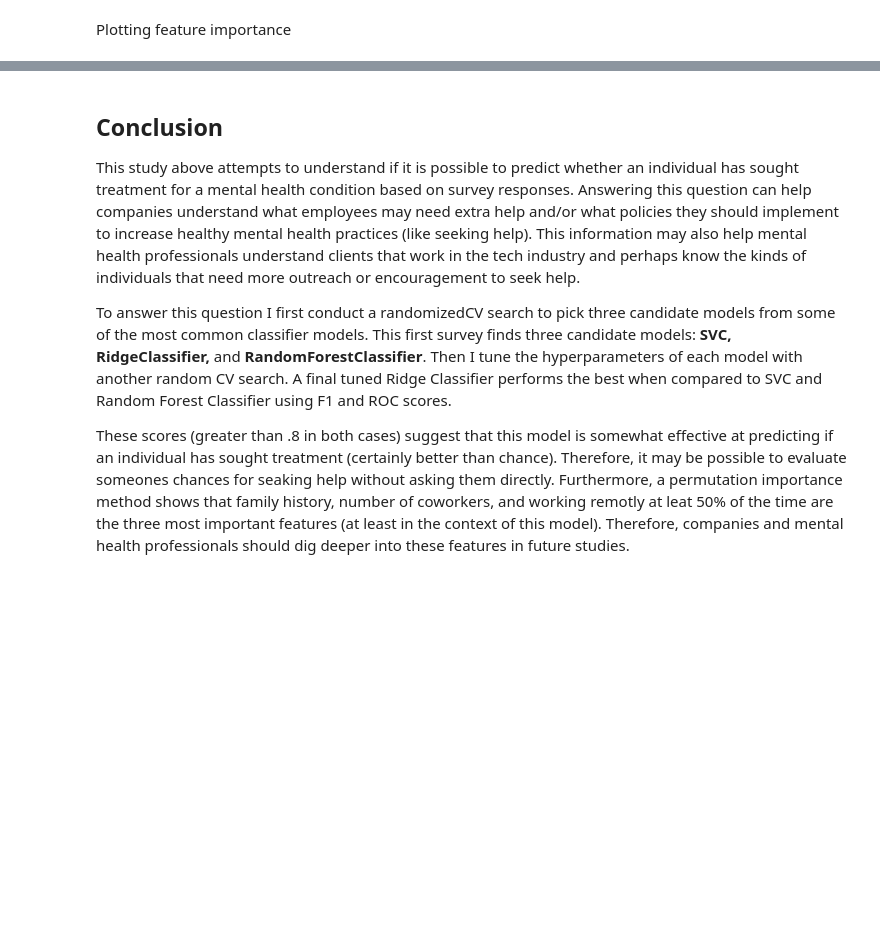
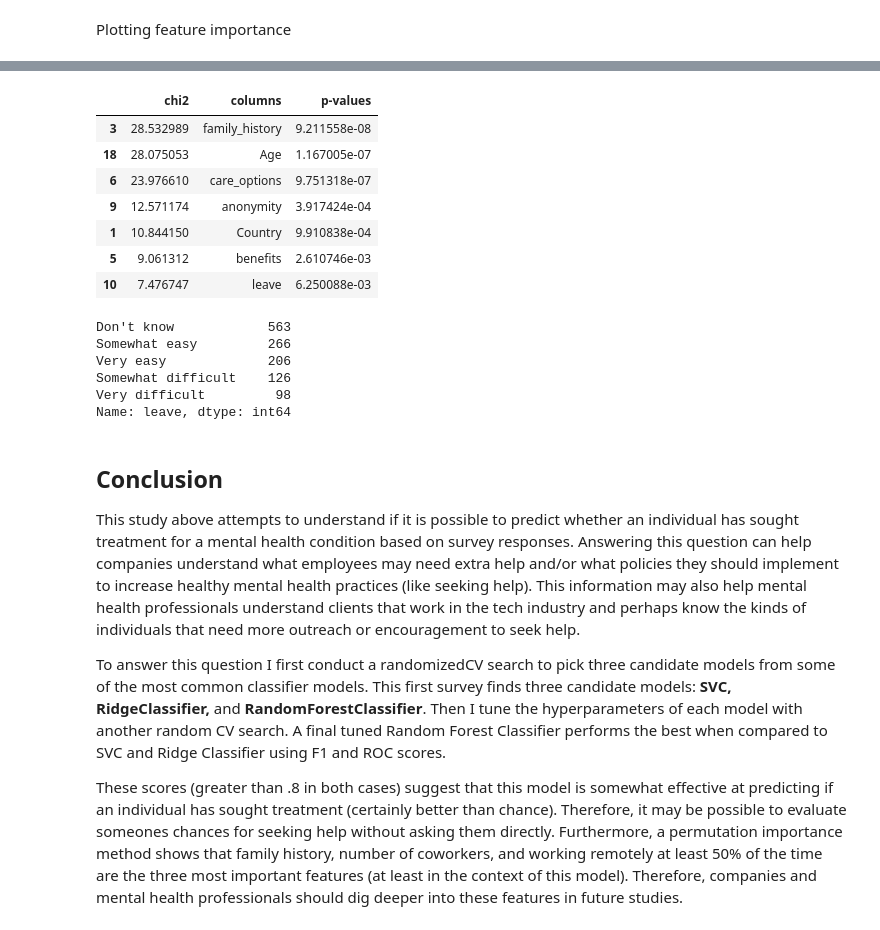
Before and after one commit to michellejc/ML_Lab_FinalProject, a Jupyter notebook: Modeling_Notebook.ipynb, the cells around one changed output, grey strips where cells are left out. Cells and saved outputs as stored; diff of their text form; code cells hidden in the pictures; blank space fills up the shorter version.

```diff
--- a/Modeling_Notebook.ipynb
+++ b/Modeling_Notebook.ipynb
@@ -338,9 +390,53 @@ plt.show()
+# %%
+def convert_data(column):
+    data = asarray(column.values.reshape(-1,1))
+    imputer_num = SimpleImputer(strategy='constant', fill_value=-1)
+    imputer_str = SimpleImputer(strategy='constant', fill_value='missing')
+    encoder = OrdinalEncoder()
+    try:
+        data = imputer_str.fit_transform(data)
+    except:
+        data = imputer_num.fit_transform(data)
+    return encoder.fit_transform(data)
+
+for row in X_test:
+    X_test[row] = convert_data(X_test[row])
+# %%
+chi2, p_values = chi2(X_test, y_test)
+chi2_score_df = pd.DataFrame(chi2)
+chi2_score_df['columns'] = X_test.columns
+chi2_score_df['p-values'] = p_values
+# %%
+chi2_score_df.columns = ['chi2', 'columns', 'p-values']
+chi2_score_df = chi2_score_df[['columns','chi2','p-values']]
+chi2_score_df.sort_values(by=['chi2'], ascending=False)
+# %%
+siginificant_chi2_score_df = chi2_score_df[chi2_score_df['p-values'] <= 0.05]
+siginificant_chi2_score_df.sort_values(by=['chi2'], ascending=False)
+# %% [output]
+|  | chi2 | columns | p-values |
+| 3 | 28.532989 | family_history | 9.211558e-08 |
+| 18 | 28.075053 | Age | 1.167005e-07 |
+| 6 | 23.976610 | care_options | 9.751318e-07 |
+| 9 | 12.571174 | anonymity | 3.917424e-04 |
+| 1 | 10.844150 | Country | 9.910838e-04 |
+| 5 | 9.061312 | benefits | 2.610746e-03 |
+| 10 | 7.476747 | leave | 6.250088e-03 |
+# %%
+df.leave.value_counts()
+# %% [output]
+Don't know            563
+Somewhat easy         266
+Very easy             206
+Somewhat difficult    126
+Very difficult         98
+Name: leave, dtype: int64
 # %% [markdown]
 Conclusion
 ----
 
 This study above attempts to understand if it is possible to predict whether an individual has sought treatment for a mental health condition based on survey responses. Answering this question can help companies understand what employees may need extra help and/or what policies they should implement to increase healthy mental health practices (like seeking help). This information may also help mental health professionals understand clients that work in the tech industry and perhaps know the kinds of individuals that need more outreach or encouragement to seek help.
 
-To answer this question I first conduct a randomizedCV search to pick three candidate models from some of the most common classifier models. This first survey finds three candidate models: **SVC, RidgeClassifier,** and **RandomForestClassifier**. Then I tune the hyperparameters of each model with another random CV search. A final tuned Ridge Classifier performs the best when compared to SVC and Random Forest Classifier using F1 and ROC scores.
+To answer this question I first conduct a randomizedCV search to pick three candidate models from some of the most common classifier models. This first survey finds three candidate models: **SVC, RidgeClassifier,** and **RandomForestClassifier**. Then I tune the hyperparameters of each model with another random CV search. A final tuned Random Forest Classifier performs the best when compared to SVC and Ridge Classifier using F1 and ROC scores.
 
-These scores (greater than .8 in both cases) suggest that this model is somewhat effective at predicting if an individual has sought treatment (certainly better than chance). Therefore, it may be possible to evaluate someones chances for seaking help without asking them directly. Furthermore, a permutation importance method shows that family history, number of coworkers, and working remotly at leat 50% of the time are the three most important features (at least in the context of this model). Therefore, companies and mental health professionals should dig deeper into these features in future studies.
+These scores (greater than .8 in both cases) suggest that this model is somewhat effective at predicting if an individual has sought treatment (certainly better than chance). Therefore, it may be possible to evaluate someones chances for seeking help without asking them directly. Furthermore, a permutation importance method shows that family history, number of coworkers, and working remotely at least 50% of the time are the three most important features (at least in the context of this model). Therefore, companies and mental health professionals should dig deeper into these features in future studies.
```
Also changed, not shown: parts of 21 cells of this notebook.
